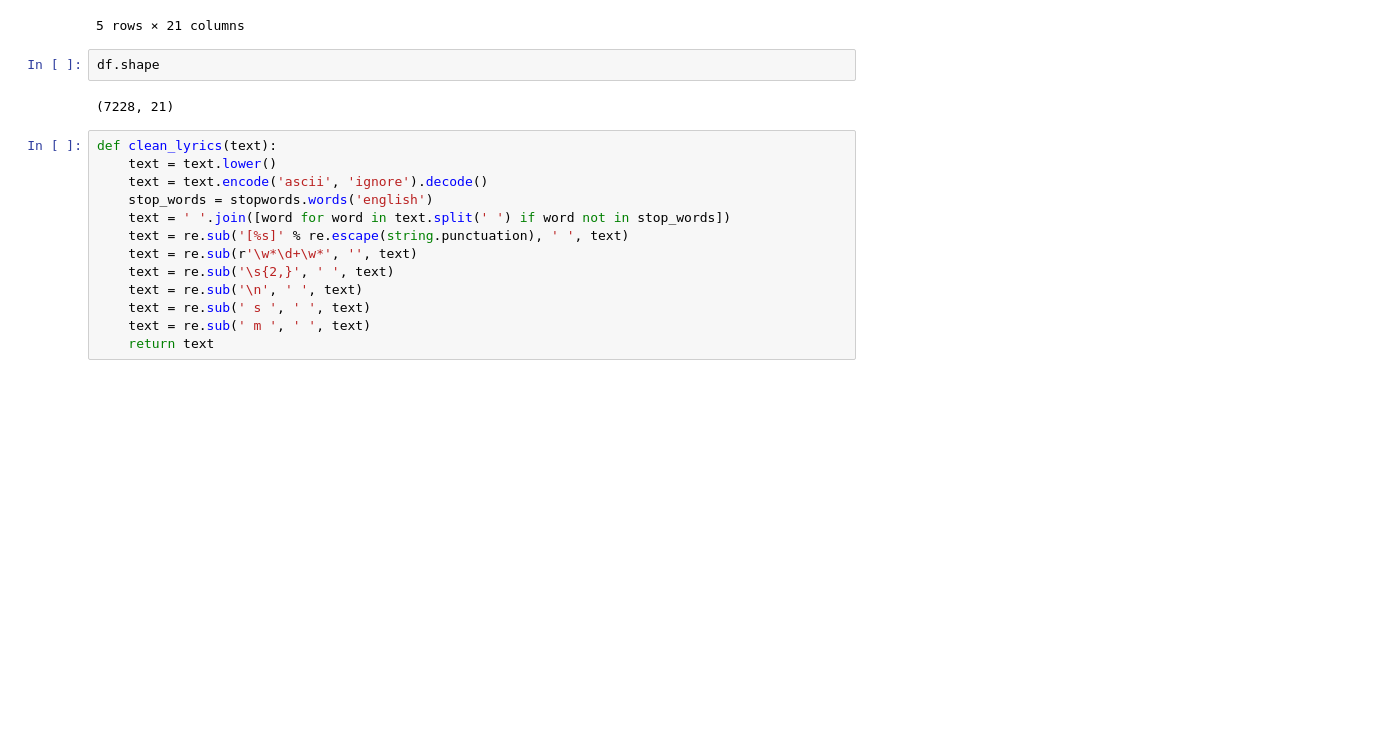
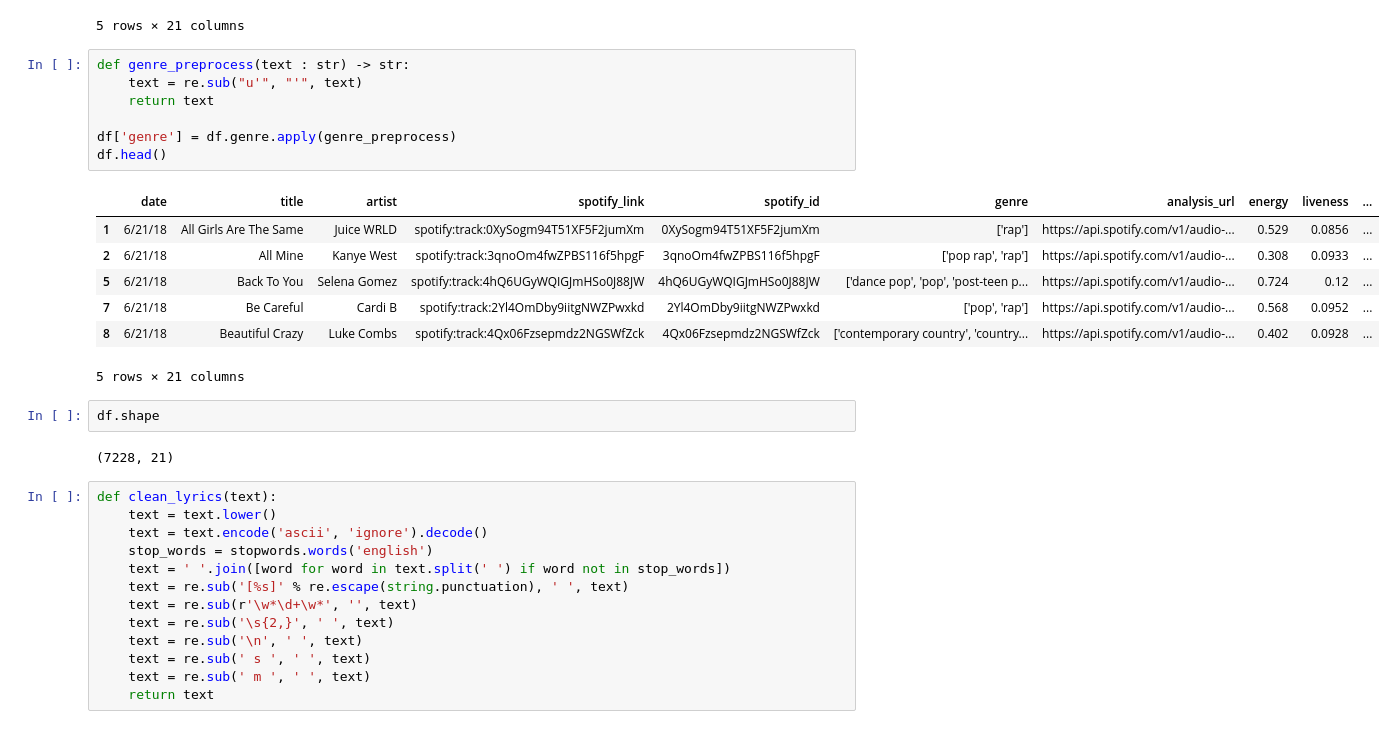
Before and after one commit to EricCallaway/Music_Recommendation_Application, a Jupyter notebook: tf-idf_recommendation.ipynb, the cells around one changed output. Saved outputs shown, nothing was run; the diff lists cells and outputs as text; blank space fills up the shorter version.

```diff
--- a/tf-idf_recommendation.ipynb
+++ b/tf-idf_recommendation.ipynb
@@ -47,6 +53,21 @@ df.head()
 | 7 | 6/21/18 | Be Careful | Cardi B | spotify:track:2Yl4OmDby9iitgNWZPwxkd | 2Yl4OmDby9iitgNWZPwxkd | [u'pop', u'rap'] | https://api.spotify.com/v1/audio-... | 0.568 | 0.0952 | ... |
 | 8 | 6/21/18 | Beautiful Crazy | Luke Combs | spotify:track:4Qx06Fzsepmdz2NGSWfZck | 4Qx06Fzsepmdz2NGSWfZck | [u'contemporary country', u'count... | https://api.spotify.com/v1/audio-... | 0.402 | 0.0928 | ... |
 5 rows × 21 columns
+# %%
+def genre_preprocess(text : str) -> str:
+    text = re.sub("u'", "'", text)
+    return text
+
+df['genre'] = df.genre.apply(genre_preprocess)
+df.head()
+# %% [output]
+|  | date | title | artist | spotify_link | spotify_id | genre | analysis_url | energy | liveness | ... |
+| 1 | 6/21/18 | All Girls Are The Same | Juice WRLD | spotify:track:0XySogm94T51XF5F2jumXm | 0XySogm94T51XF5F2jumXm | ['rap'] | https://api.spotify.com/v1/audio-... | 0.529 | 0.0856 | ... |
+| 2 | 6/21/18 | All Mine | Kanye West | spotify:track:3qnoOm4fwZPBS116f5hpgF | 3qnoOm4fwZPBS116f5hpgF | ['pop rap', 'rap'] | https://api.spotify.com/v1/audio-... | 0.308 | 0.0933 | ... |
+| 5 | 6/21/18 | Back To You | Selena Gomez | spotify:track:4hQ6UGyWQIGJmHSo0J88JW | 4hQ6UGyWQIGJmHSo0J88JW | ['dance pop', 'pop', 'post-teen p... | https://api.spotify.com/v1/audio-... | 0.724 | 0.12 | ... |
+| 7 | 6/21/18 | Be Careful | Cardi B | spotify:track:2Yl4OmDby9iitgNWZPwxkd | 2Yl4OmDby9iitgNWZPwxkd | ['pop', 'rap'] | https://api.spotify.com/v1/audio-... | 0.568 | 0.0952 | ... |
+| 8 | 6/21/18 | Beautiful Crazy | Luke Combs | spotify:track:4Qx06Fzsepmdz2NGSWfZck | 4Qx06Fzsepmdz2NGSWfZck | ['contemporary country', 'country... | https://api.spotify.com/v1/audio-... | 0.402 | 0.0928 | ... |
+5 rows × 21 columns
 # %%
 df.shape
 # %% [output]
```
Also changed, not shown: parts of 2 cells of this notebook.
